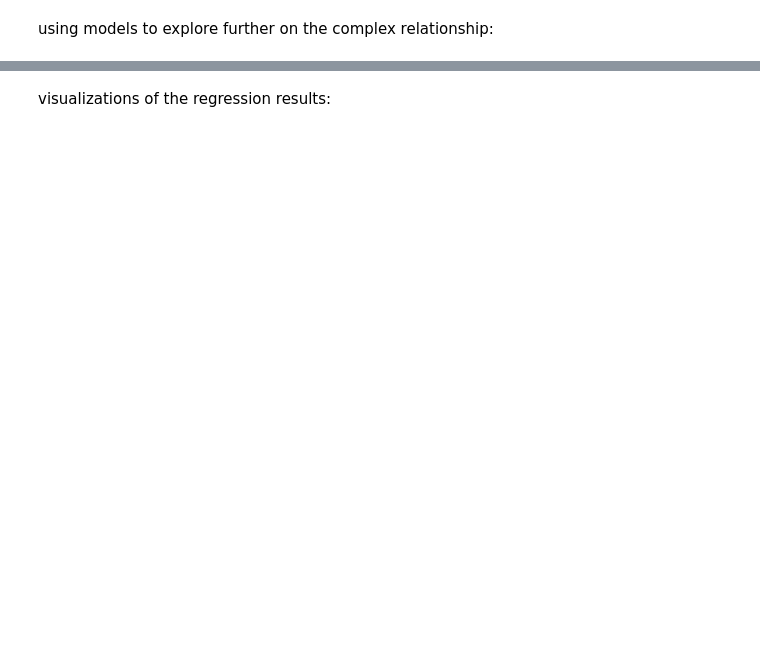
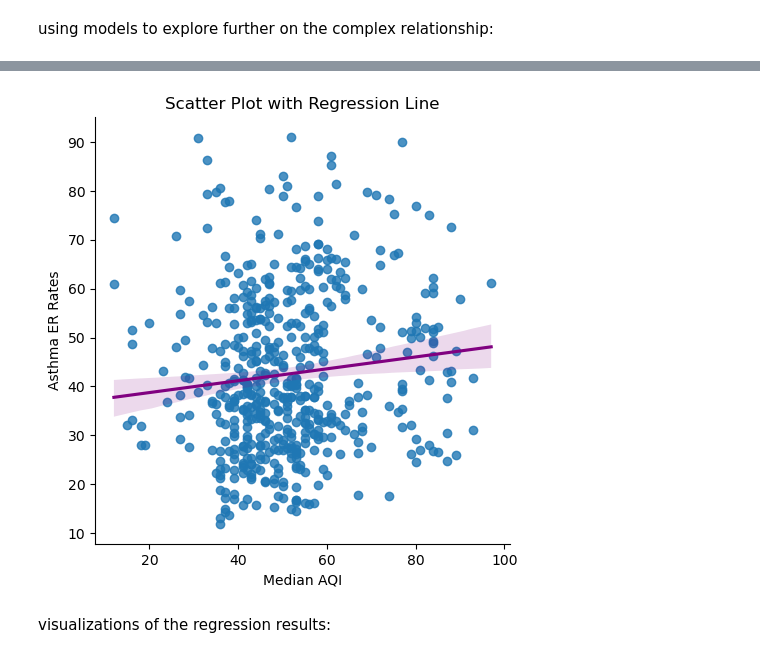
Before and after one commit to cassandrahuber/SCIPE-CI-SIP-Project, a Jupyter notebook: notebooks/02_exploratory_analysis.ipynb, the cells around one changed output, grey strips where cells are left out. Drawn from its saved outputs; the diff is of its cells as text; code cells hidden in the pictures; blank space fills up the shorter version.

```diff
--- a/notebooks/02_exploratory_analysis.ipynb
+++ b/notebooks/02_exploratory_analysis.ipynb
@@ -106,0 +167,13 @@ residuals = df['asthma_rate'] - df['y_pred']
+# %%
+# Scatter plot with regression line
+import matplotlib.pyplot as plt
+import seaborn as sns
+import statsmodels.api as sm
+
+sns.lmplot(x='median_aqi', y='asthma_rate', data=df, line_kws={'color': 'purple'})
+plt.title('Scatter Plot with Regression Line')
+plt.xlabel('Median AQI')
+plt.ylabel('Asthma ER Rates')
+plt.show()
+# %% [output]
+[figure, added]
```
Also changed, not shown: parts of 9 cells of this notebook.
